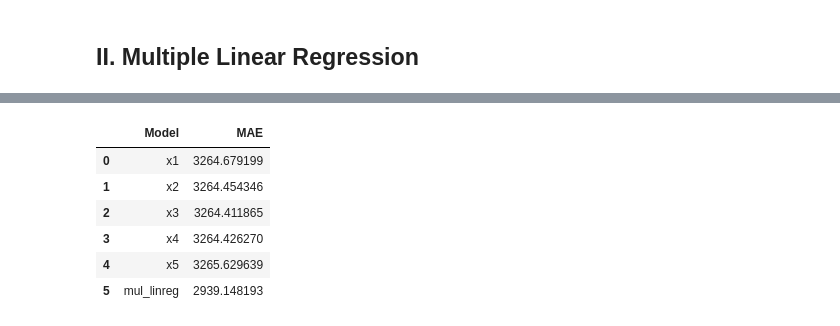
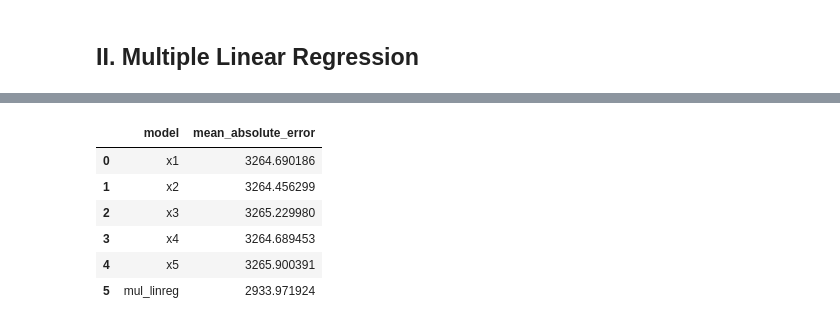
Before and after one commit to DefinitelyVixon/CE475-Project, a Jupyter notebook: Project.ipynb, the cells around one changed output, grey strips where cells are left out. Saved outputs shown, nothing was run; the diff lists cells and outputs as text; code cells hidden in the pictures.

```diff
--- a/Project.ipynb
+++ b/Project.ipynb
@@ -115,11 +124,8 @@ Non-trainable params: 3
 _________________________________________________________________
 None
 # %%
-# def rmse_error(y_actual, y_prediction):
-#     return K.sqrt(K.mean(K.square(y_prediction - y_actual), axis=-1))
-
 x1_model.predict(x1)
-x1_model.compile(optimizer=tf.optimizers.Adam(learning_rate=0.1), loss='mean_absolute_error')
+x1_model.compile(optimizer=tf.optimizers.Adam(learning_rate=0.1), loss=ecm)
 
 history = x1_model.fit(x=train_features['x1'],
                        y=train_labels,
@@ -154,9 +161,9 @@ sns.scatterplot(ax=ax, x=train_features['x1'], y=train_labels,
                 alpha=0.3, color='g', label='Training Data')
 
 x = test_features['x1']
-y_predict = x1_model.predict(x)
+y_predict = x1_model.predict(x, verbose=0)
 
-sns.regplot(ax=ax, x=test_features['SampleNo'], y=y_predict[:,0],
+sns.regplot(ax=ax, x=test_features['x1'], y=y_predict[:,0],
             color='r', scatter=False, truncate=False, label='Predicted')
 
 plt.xlabel('x1')
@@ -173,7 +180,7 @@ axes[1][2].set_visible(False)
 axes[1][0].set_position([0.24, 0.125, 0.228, 0.343])
 axes[1][1].set_position([0.55, 0.125, 0.228, 0.343])
 
-test_results = {}
+all_test_results = {}
 
 ax_i = 0
 xi_normalizer = layers.Normalization(input_shape=[1, ], axis=None)
@@ -185,13 +192,13 @@ for p in predictors:
     xi_normalizer.adapt(xi)
 
     xi_model = tf.keras.Sequential([xi_normalizer, layers.Dense(units=1)])
-    xi_model.predict(xi)
-    xi_model.compile(optimizer=tf.optimizers.Adam(learning_rate=0.1), loss='mean_absolute_error')
+    xi_model.predict(xi, verbose=0)
+    xi_model.compile(optimizer=tf.optimizers.Adam(learning_rate=0.1), loss=ecm)
 
-    test_results[p] = xi_model.evaluate(test_features[p], test_labels, verbose=0)
+    all_test_results[p] = xi_model.evaluate(test_features[p], test_labels, verbose=0)
 
     x = test_features[p]
-    y_predict = xi_model.predict(x)
+    y_predict = xi_model.predict(x, verbose=0)
 
     sns.scatterplot(ax=ax, x=test_features[p], y=test_labels,
                     alpha=0.7, color='b', label='Test Data')
@@ -215,16 +218,16 @@ WARNING:tensorflow:6 out of the last 205 calls to <function Model.make_test_func
 # %%
 mul_linreg = tf.keras.Sequential([tf.keras.layers.Normalization(axis=-1), layers.Dense(units=1)])
 
-mul_linreg.compile(optimizer=tf.optimizers.Adam(learning_rate=0.1), loss='mean_absolute_error')
+mul_linreg.compile(optimizer=tf.optimizers.Adam(learning_rate=0.02), loss=ecm)
 
 history = mul_linreg.fit(
-    train_features,
+    train_features[predictors],
     train_labels,
-    epochs=200,
+    epochs=1000,
     verbose=0,
     validation_split=0.2)
 
-test_results['mul_linreg'] = mul_linreg.evaluate(test_features, test_labels, verbose=0)
+all_test_results['mul_linreg'] = mul_linreg.evaluate(test_features[predictors], test_labels, verbose=0)
 
 hist = pd.DataFrame(history.history)
 hist['epoch'] = history.epoch
@@ -270,10 +268,13 @@ ax.legend()
 # %%
-display(pd.DataFrame([[k, v] for k,v in test_results.items()], columns=['Model', 'MAE']))
+def display_error_table():
+    display(pd.DataFrame([[k, v] for k,v in all_test_results.items()], columns=['model', ecm]))
+
+display_error_table()
 # %% [output]
-|  | Model | MAE |
-| 0 | x1 | 3264.679199 |
-| 1 | x2 | 3264.454346 |
-| 2 | x3 | 3264.411865 |
-| 3 | x4 | 3264.426270 |
-| 4 | x5 | 3265.629639 |
-| 5 | mul_linreg | 2939.148193 |
+|  | model | mean_absolute_error |
+| 0 | x1 | 3264.690186 |
+| 1 | x2 | 3264.456299 |
+| 2 | x3 | 3265.229980 |
+| 3 | x4 | 3264.689453 |
+| 4 | x5 | 3265.900391 |
+| 5 | mul_linreg | 2933.971924 |
```
Also changed, not shown: parts of 26 cells of this notebook.
